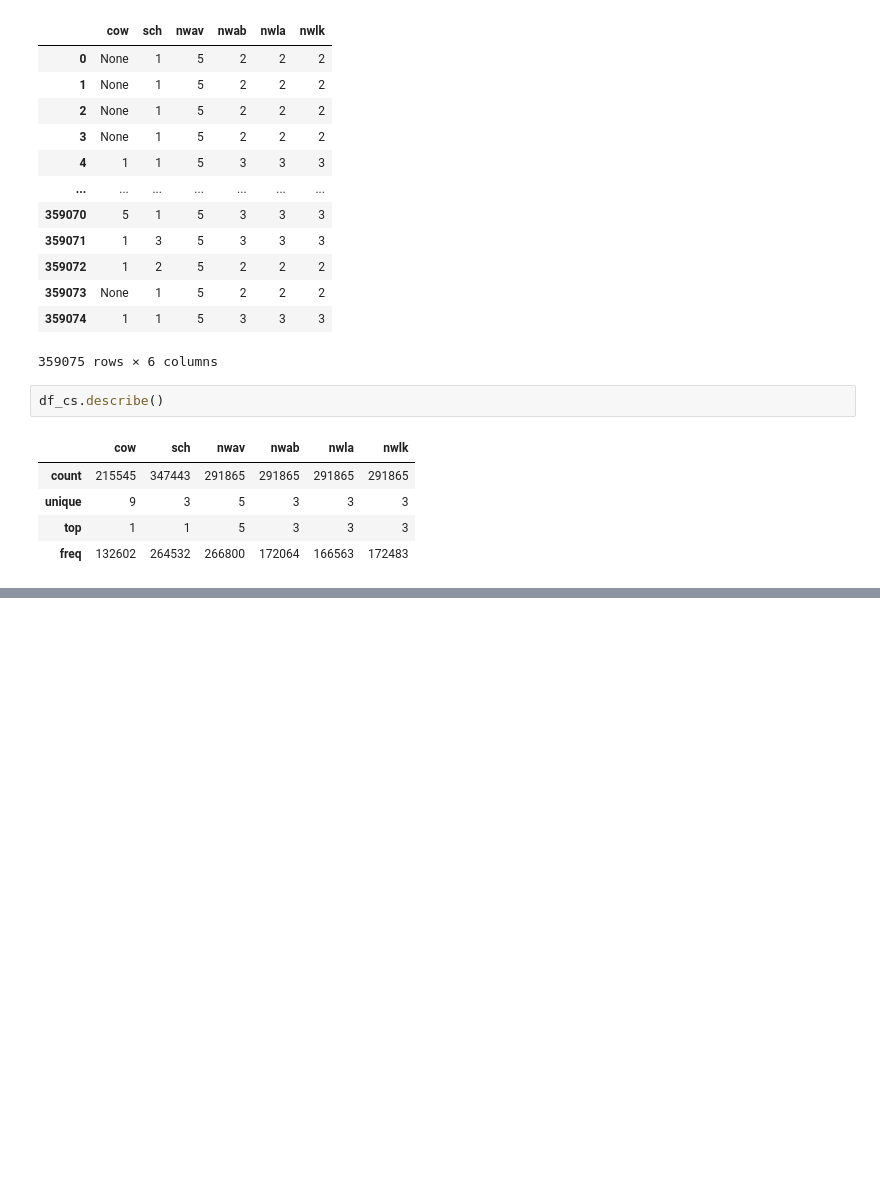
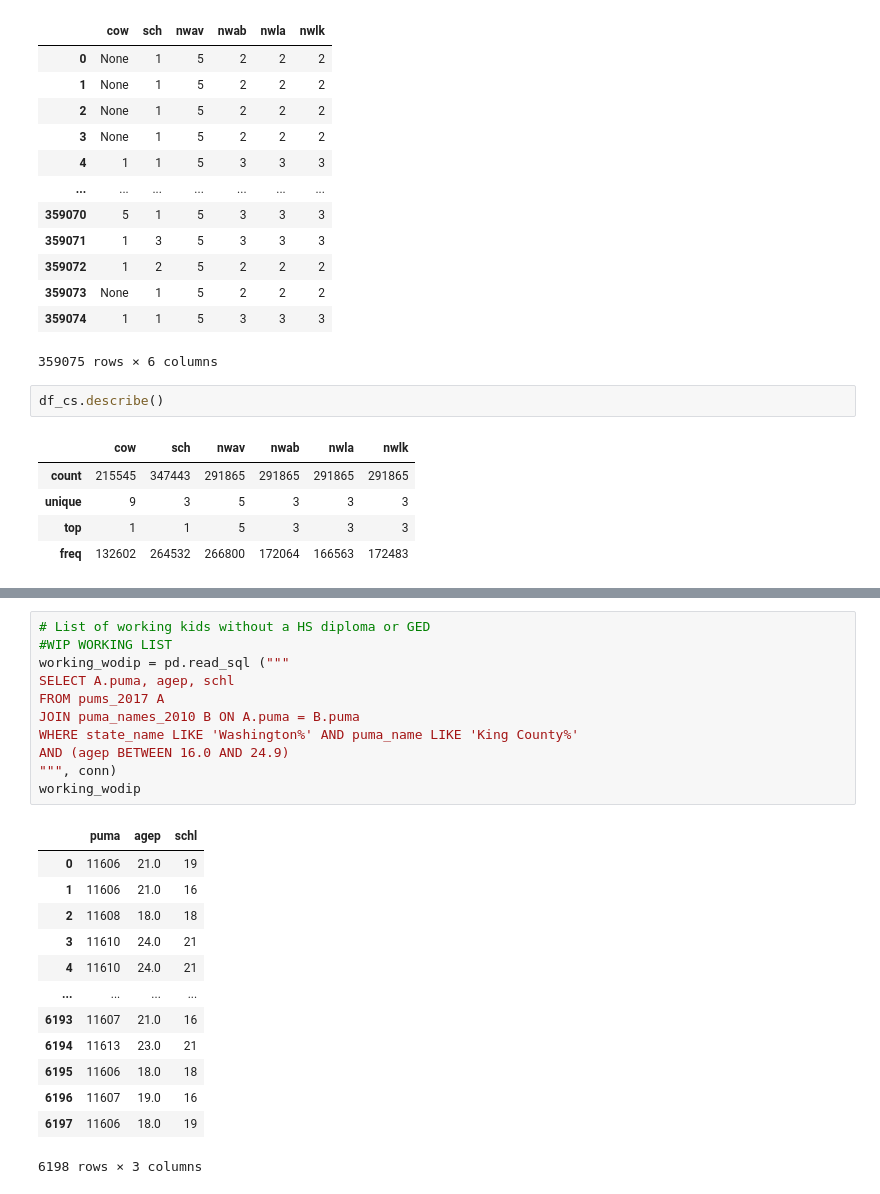
Before and after one commit to ghPRao/Opportunity-Youth, a Jupyter notebook: Will Test.ipynb, the cells around one changed output, grey strips where cells are left out. Drawn from its saved outputs; the diff is of its cells as text; blank space fills up the shorter version.

```diff
--- a/Will Test.ipynb
+++ b/Will Test.ipynb
@@ -115,2 +167,27 @@ df_cs.describe()
+# %%
+# List of working kids without a HS diploma or GED
+#WIP WORKING LIST
+working_wodip = pd.read_sql ("""
+SELECT A.puma, agep, schl
+FROM pums_2017 A
+JOIN puma_names_2010 B ON A.puma = B.puma
+WHERE state_name LIKE 'Washington%' AND puma_name LIKE 'King County%'
+AND (agep BETWEEN 16.0 AND 24.9)
+""", conn)
+working_wodip
+# %% [output]
+|  | puma | agep | schl |
+| 0 | 11606 | 21.0 | 19 |
+| 1 | 11606 | 21.0 | 16 |
+| 2 | 11608 | 18.0 | 18 |
+| 3 | 11610 | 24.0 | 21 |
+| 4 | 11610 | 24.0 | 21 |
+| ... | ... | ... | ... |
+| 6193 | 11607 | 21.0 | 16 |
+| 6194 | 11613 | 23.0 | 21 |
+| 6195 | 11606 | 18.0 | 18 |
+| 6196 | 11607 | 19.0 | 16 |
+| 6197 | 11606 | 18.0 | 19 |
+6198 rows × 3 columns
 # %%
 #df_cs, but with filters. Having issues with NWAB/NWLA/NWLK setting them to = 1 OR 3
```
Also changed, not shown: parts of 16 cells of this notebook.
